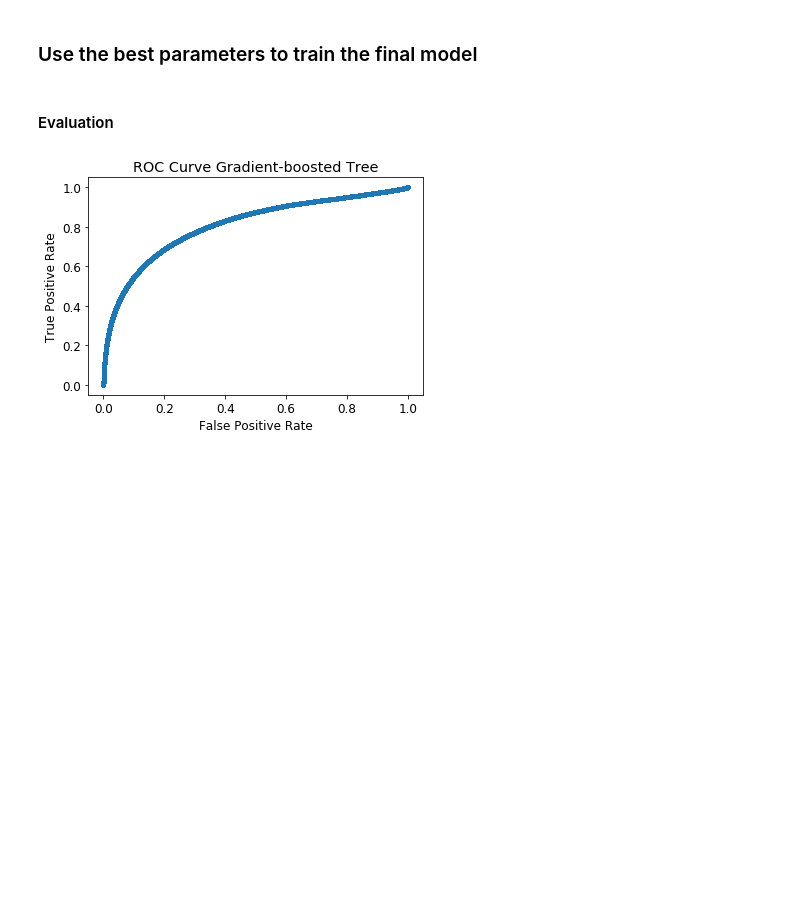
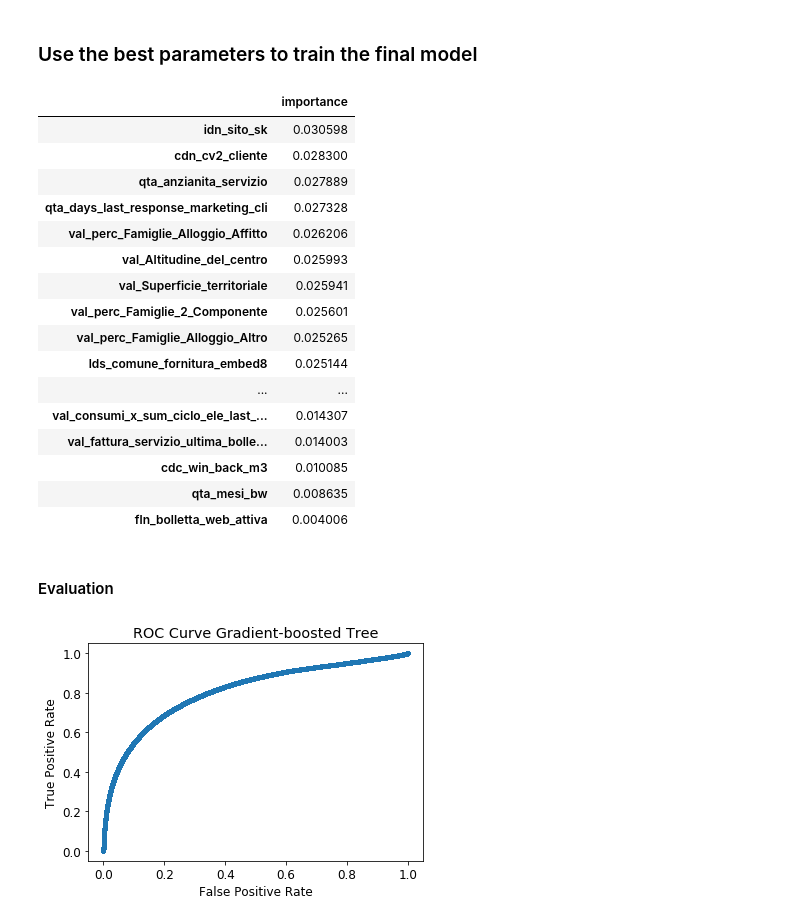
Before and after one commit to ViDurand/ChurnPrediction_EnergyCompany, a Jupyter notebook: src/AD_ChurnPrediction_Modeling_Micro.ipynb, the cells around one changed output. Drawn from its saved outputs; the diff is of its cells as text; code cells hidden in the pictures; blank space fills up the shorter version.

```diff
--- a/src/AD_ChurnPrediction_Modeling_Micro.ipynb
+++ b/src/AD_ChurnPrediction_Modeling_Micro.ipynb
@@ -1555,8 +1559,34 @@ gbt_model_micro_final = gbt_micro_final.fit(assembled_train_set_micro)
 # %%
 predict_test_gbt_micro_final = gbt_model_micro_final.transform(assembled_test_set_micro)
 # %%
-gbt_model_micro_final.save('/bda/anx_adv_achurn/durand/models/gbt_model_micro_final')
-#gbt_model_micro_final = GBTClassificationModel.load('/bda/anx_adv_achurn/durand/models/gbt_model_micro_final')
+#gbt_model_micro_final.save('/bda/anx_adv_achurn/durand/models/gbt_model_micro_final')
+gbt_model_micro_final = GBTClassificationModel.load('/bda/anx_adv_achurn/durand/models/gbt_model_micro_final')
+# %%
+features_imp_pd = (
+     pd.DataFrame(
+       gbt_model_micro_final.featureImportances.toArray(),
+       index=train_set_assembled_col_names_micro,
+       columns=['importance'])
+)
+features_imp_pd.sort_values(by=['importance'], ascending=False)
+# %% [output]
+|  | importance |
+| idn_sito_sk | 0.030598 |
+| cdn_cv2_cliente | 0.028300 |
+| qta_anzianita_servizio | 0.027889 |
+| qta_days_last_response_marketing_cli | 0.027328 |
+| val_perc_Famiglie_Alloggio_Affitto | 0.026206 |
+| val_Altitudine_del_centro | 0.025993 |
+| val_Superficie_territoriale | 0.025941 |
+| val_perc_Famiglie_2_Componente | 0.025601 |
+| val_perc_Famiglie_Alloggio_Altro | 0.025265 |
+| lds_comune_fornitura_embed8 | 0.025144 |
+| ... | ... |
+| val_consumi_x_sum_ciclo_ele_last_... | 0.014307 |
+| val_fattura_servizio_ultima_bolle... | 0.014003 |
+| cdc_win_back_m3 | 0.010085 |
+| qta_mesi_bw | 0.008635 |
+| fln_bolletta_web_attiva | 0.004006 |
 # %%
 predict_test_gbt_micro_final = split_proba_column(predictions_df = predict_test_gbt_micro_final, proba_col = 'probability')
 cm_gbt_micro_final = conpute_confusion_matrix(predict_test_gbt_micro_final, 'prediction', 'label')
```
Also changed, not shown: parts of 17 cells of this notebook, 25 other files.
